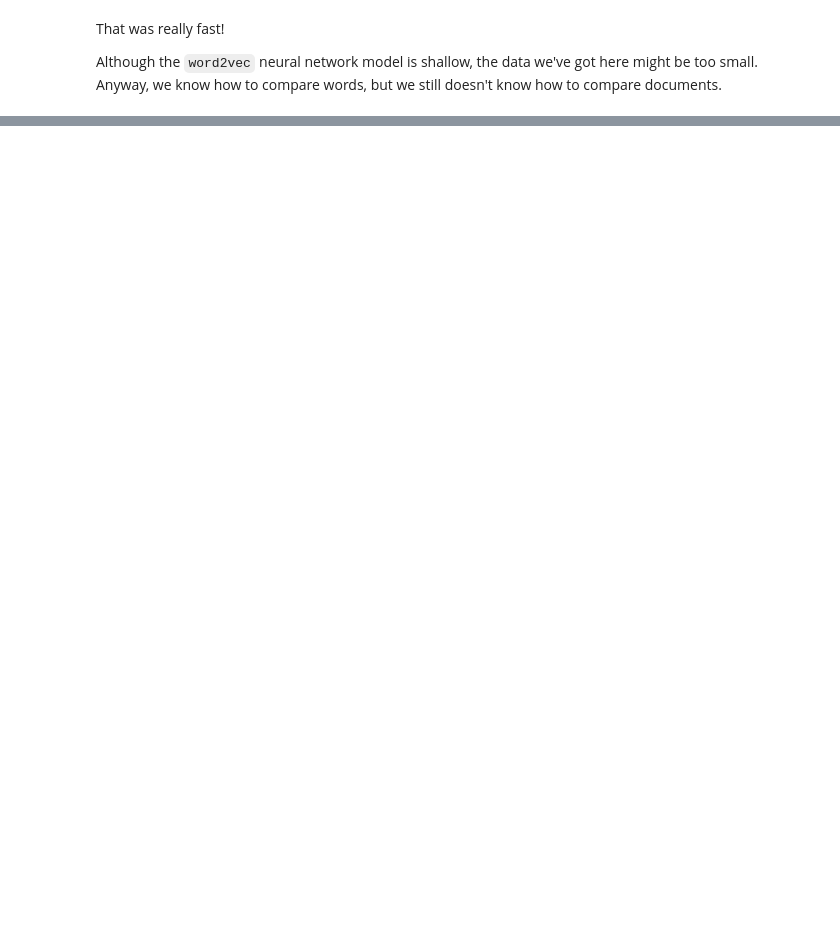
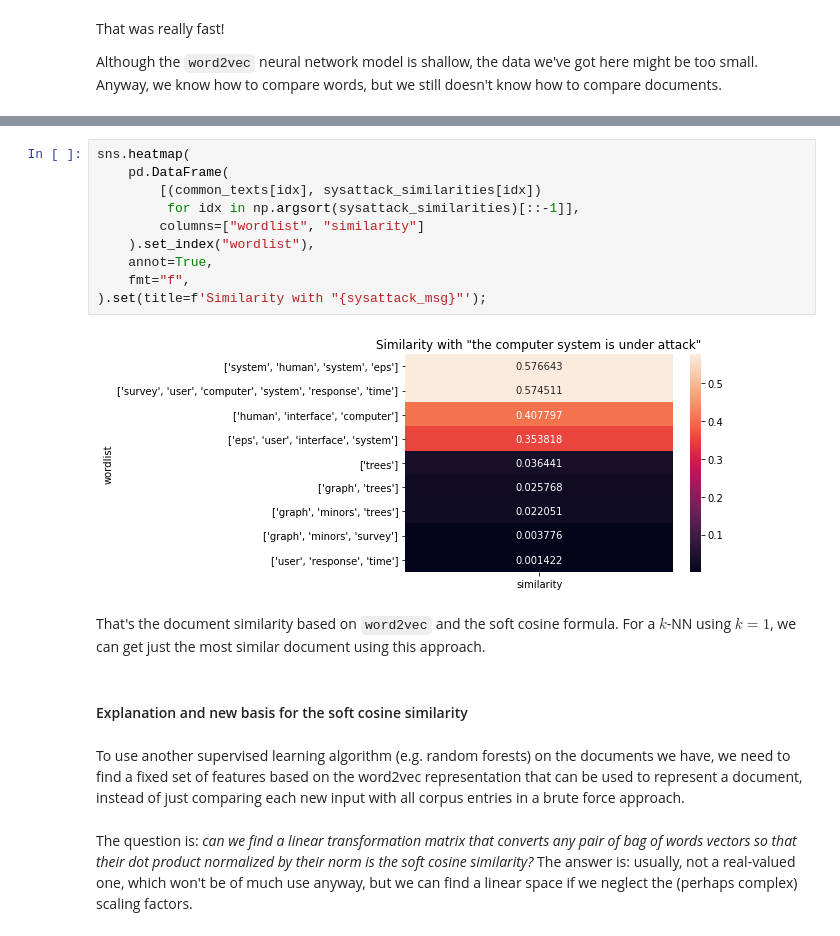
Before and after one commit to scieloorg/normalizations-experiments, a Jupyter notebook: experiments_2018-11_word2vec.ipynb, the cells around one changed output, grey strips where cells are left out. Saved outputs shown, nothing was run; the diff lists cells and outputs as text; blank space fills up the shorter version.

```diff
--- a/experiments_2018-11_word2vec.ipynb
+++ b/experiments_2018-11_word2vec.ipynb
@@ -662,0 +791,40 @@ but we still doesn't know how to compare documents.
+# %%
+sns.heatmap(
+    pd.DataFrame(
+        [(common_texts[idx], sysattack_similarities[idx])
+         for idx in np.argsort(sysattack_similarities)[::-1]],
+        columns=["wordlist", "similarity"]
+    ).set_index("wordlist"),
+    annot=True,
+    fmt="f",
+).set(title=f'Similarity with "{sysattack_msg}"');
+# %% [output]
+[figure, added]
+# %% [markdown]
+That's the document similarity based on `word2vec`
+and the soft cosine formula.
+For a $k$-NN using $k = 1$,
+we can get just the most similar document using this approach.
+# %% [markdown]
+#### Explanation and new basis for the soft cosine similarity
+# %% [markdown]
+To use another supervised learning algorithm
+(e.g. random forests)
+on the documents we have,
+we need to find a fixed set of features
+based on the word2vec representation
+that can be used to represent a document,
+instead of just comparing each new input
+with all corpus entries
+in a brute force approach.
+# %% [markdown]
+The question is:
+*can we find a linear transformation matrix
+that converts any pair of bag of words vectors
+so that their dot product normalized by their norm
+is the soft cosine similarity?*
+The answer is:
+usually, not a real-valued one,
+which won't be of much use anyway,
+but we can find a linear space
+if we neglect the (perhaps complex) scaling factors.
```
Also changed, not shown: parts of 41 cells of this notebook.
